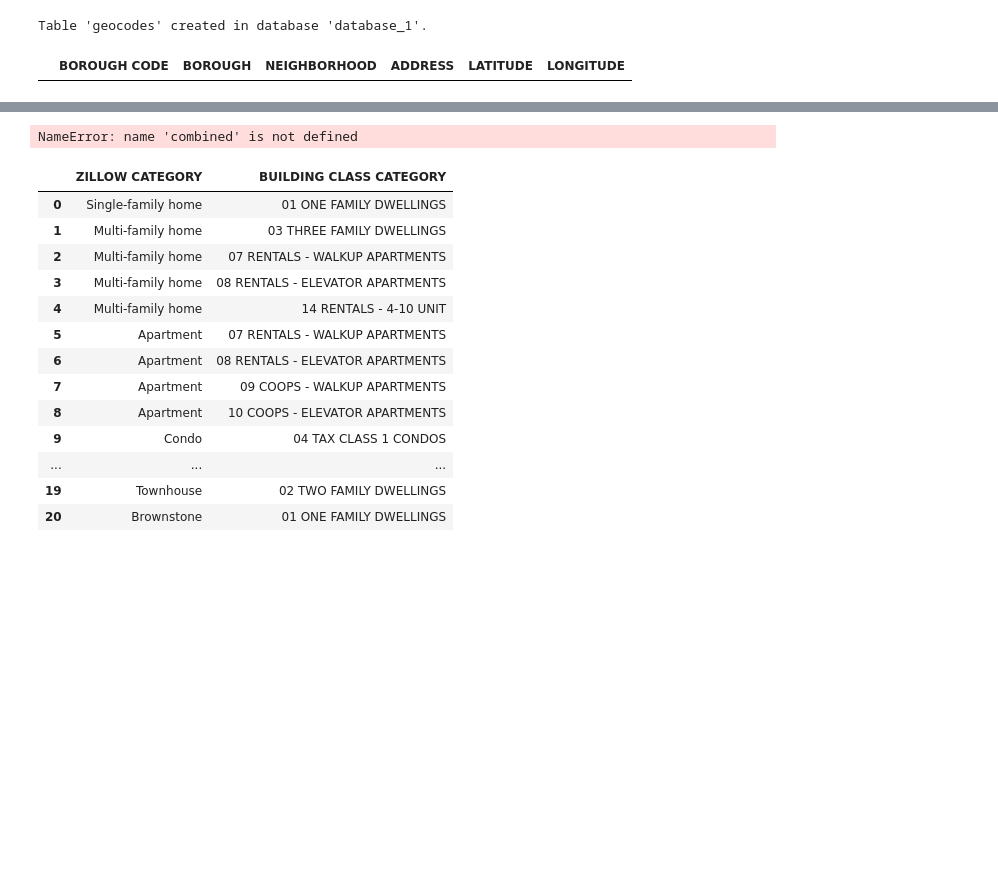
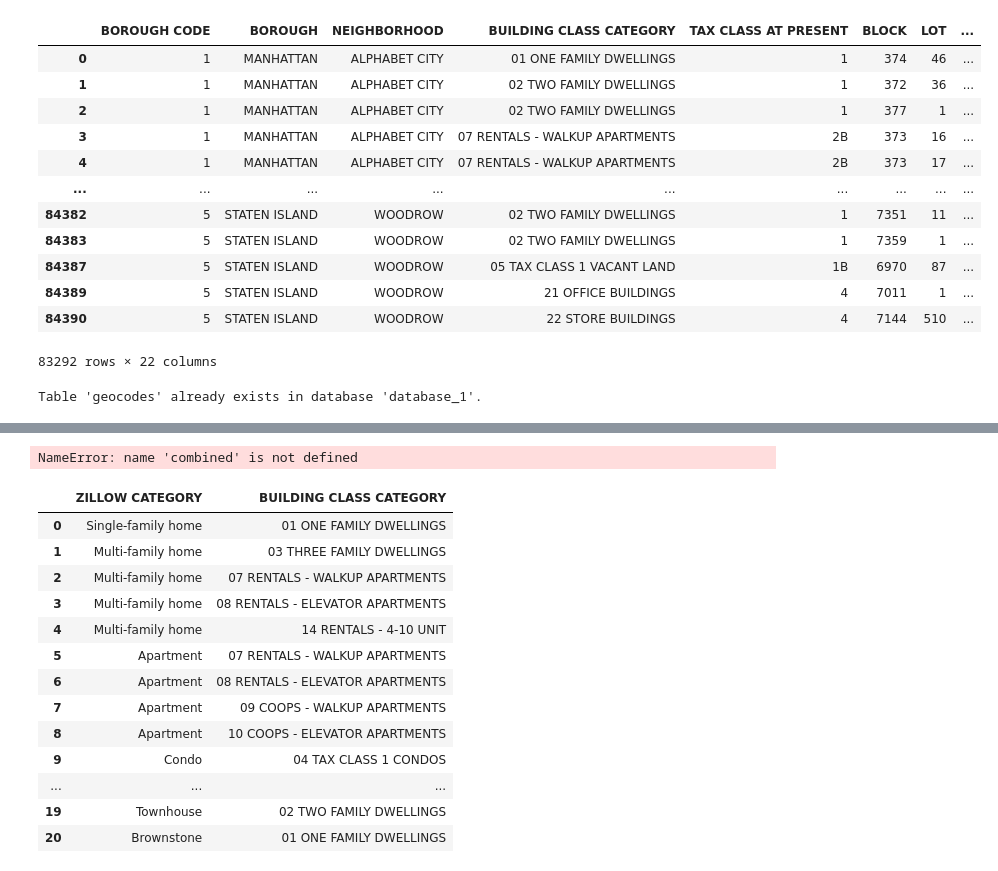
Before and after one commit to jackzellweger/real-estate-predictor, a Jupyter notebook: project/notebook.ipynb, the cells around one changed output, grey strips where cells are left out. Saved outputs shown, nothing was run; the diff lists cells and outputs as text; code cells hidden in the pictures; blank space fills up the shorter version.

Commit message:
SQL database / matching

```diff
--- a/project/notebook.ipynb
+++ b/project/notebook.ipynb
@@ -162,3 +162,22 @@ borough_mapping = {1: 'MANHATTAN', 2: 'BRONX', 3: 'BROOKLYN', 4: 'QUEENS', 5: 'S
 borough = combined['BOROUGH CODE'].map(borough_mapping)
 # Insert the new 'BOROUGH' column into the DataFrame right after the 'BOROUGH CODE' column
 combined.insert(loc=1, column='BOROUGH', value=borough)
+
+# Removing bad rows
+combined = combined[~combined['ADDRESS'].str.contains('N/A')]
+# %%
+combined
+# %% [output]
+|  | BOROUGH CODE | BOROUGH | NEIGHBORHOOD | BUILDING CLASS CATEGORY | TAX CLASS AT PRESENT | BLOCK | LOT | ... |
+| 0 | 1 | MANHATTAN | ALPHABET CITY | 01 ONE FAMILY DWELLINGS | 1 | 374 | 46 | ... |
+| 1 | 1 | MANHATTAN | ALPHABET CITY | 02 TWO FAMILY DWELLINGS | 1 | 372 | 36 | ... |
+| 2 | 1 | MANHATTAN | ALPHABET CITY | 02 TWO FAMILY DWELLINGS | 1 | 377 | 1 | ... |
+| 3 | 1 | MANHATTAN | ALPHABET CITY | 07 RENTALS - WALKUP APARTMENTS | 2B | 373 | 16 | ... |
+| 4 | 1 | MANHATTAN | ALPHABET CITY | 07 RENTALS - WALKUP APARTMENTS | 2B | 373 | 17 | ... |
+| ... | ... | ... | ... | ... | ... | ... | ... | ... |
+| 84382 | 5 | STATEN ISLAND | WOODROW | 02 TWO FAMILY DWELLINGS | 1 | 7351 | 11 | ... |
+| 84383 | 5 | STATEN ISLAND | WOODROW | 02 TWO FAMILY DWELLINGS | 1 | 7359 | 1 | ... |
+| 84387 | 5 | STATEN ISLAND | WOODROW | 05 TAX CLASS 1 VACANT LAND | 1B | 6970 | 87 | ... |
+| 84389 | 5 | STATEN ISLAND | WOODROW | 21 OFFICE BUILDINGS | 4 | 7011 | 1 | ... |
+| 84390 | 5 | STATEN ISLAND | WOODROW | 22 STORE BUILDINGS | 4 | 7144 | 510 | ... |
+83292 rows × 22 columns
@@ -165,4 +187,9 @@ combined.insert(loc=1, column='BOROUGH', value=borough)
 # %%
+# CREATE GEOCODING TABLE & COPY TO SQL TABLE
+
+# Table name in the SQL database
+geocodes_sql_table = 'geocodes'
+
 data_types_df = {
     'BOROUGH CODE': int,
     'BOROUGH': str,
@@ -181,20 +208,13 @@ data_types_sqlalchemy = {
     'LONGITUDE': Float
 }
 
-geocodes = pd.DataFrame(columns=data_types_df)
-
-# Table name in the database
-geocodes_sql_table = 'geocodes'
-
-# -------- MODIFY SO IT DOESN' REPLACE ---------
-# Create the table in the database
-geocodes.to_sql(geocodes_sql_table, engine, if_exists='replace', index=False, dtype=data_types_sqlalchemy)
-
-# Confirm the table creation
-print(f"Table '{geocodes_sql_table}' created in database '{database_name}'.")
+try:
+    # Template Pandas DataFrame that we use to build the SQL database
+    geocodes = pd.DataFrame(columns=data_types_df)
+    # Create the table & confirm
+    geocodes.to_sql(geocodes_sql_table, engine, index=False, dtype=data_types_sqlalchemy)
+    print(f"Table '{geocodes_sql_table}' created in database '{database_name}'.")
+except ValueError:
+    print(f"Table '{geocodes_sql_table}' already exists in database '{database_name}'.")
 # %% [output]
-Table 'geocodes' created in database 'database_1'.
+Table 'geocodes' already exists in database 'database_1'.
-# %%
-geocodes
-# %% [output]
-|  | BOROUGH CODE | BOROUGH | NEIGHBORHOOD | ADDRESS | LATITUDE | LONGITUDE |
```
Also changed, not shown: parts of 10 cells of this notebook, 1 other file.
